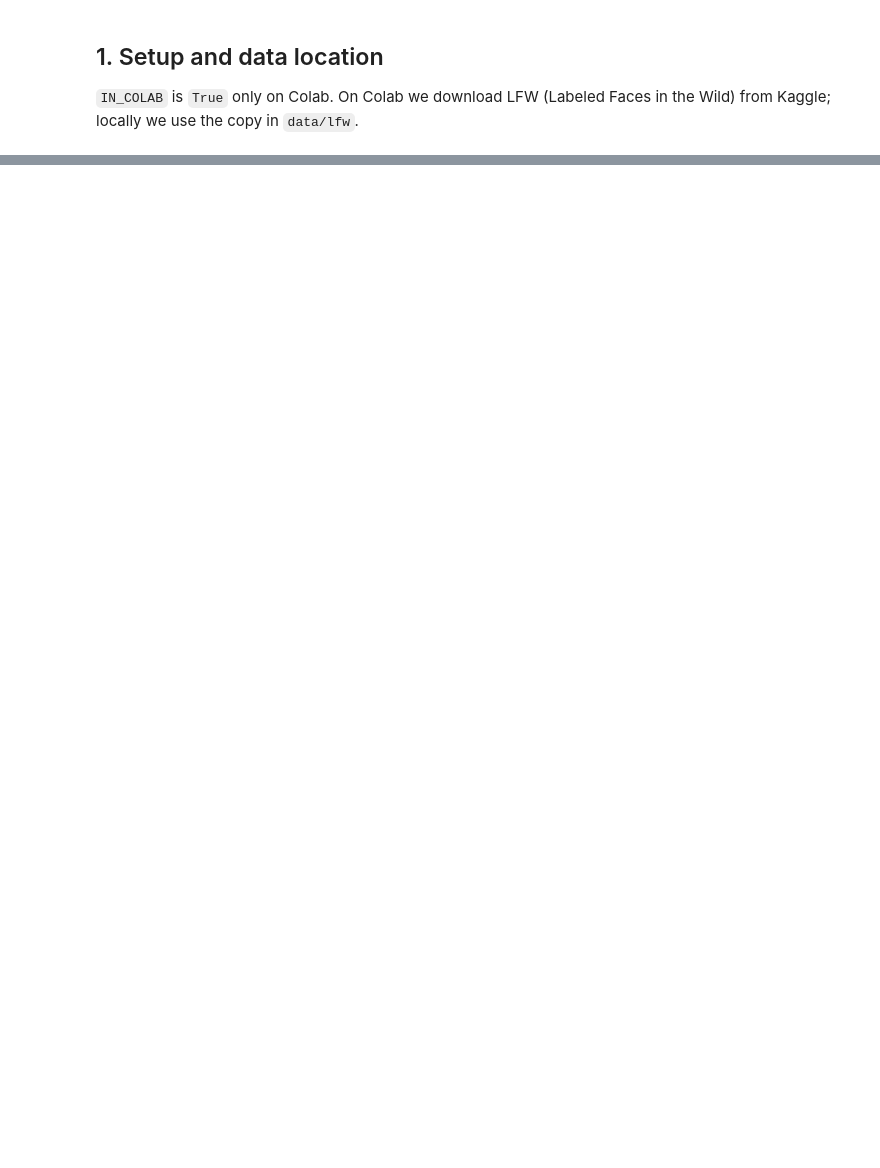
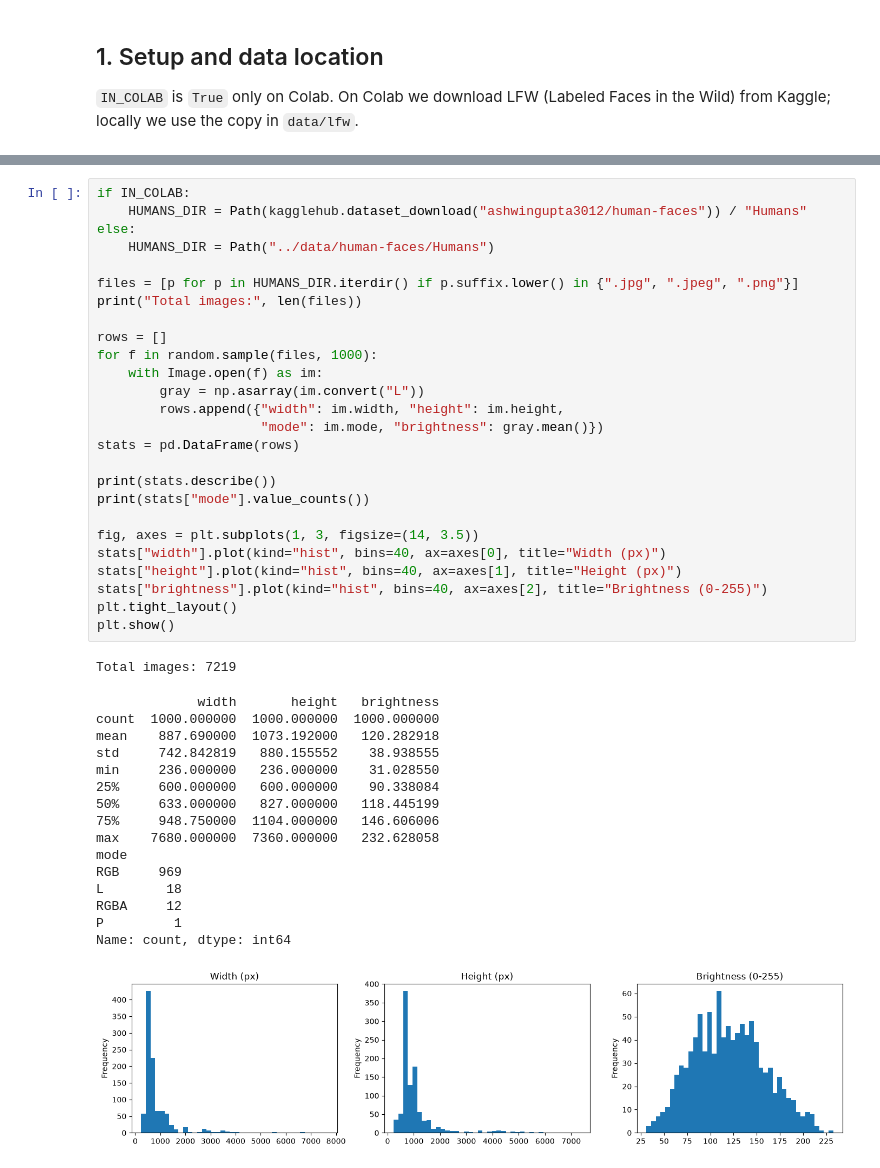
Before and after one commit to hycienti/ml-pipeline-faceunlock, a Jupyter notebook: notebook/faceunlock.ipynb, the cells around one changed output, grey strips where cells are left out. Drawn from its saved outputs; the diff is of its cells as text; blank space fills up the shorter version.

```diff
--- a/notebook/faceunlock.ipynb
+++ b/notebook/faceunlock.ipynb
@@ -66,0 +101,44 @@ People with 2+ photos: 1680
+# %%
+if IN_COLAB:
+    HUMANS_DIR = Path(kagglehub.dataset_download("ashwingupta3012/human-faces")) / "Humans"
+else:
+    HUMANS_DIR = Path("../data/human-faces/Humans")
+
+files = [p for p in HUMANS_DIR.iterdir() if p.suffix.lower() in {".jpg", ".jpeg", ".png"}]
+print("Total images:", len(files))
+
+rows = []
+for f in random.sample(files, 1000):
+    with Image.open(f) as im:
+        gray = np.asarray(im.convert("L"))
+        rows.append({"width": im.width, "height": im.height,
+                     "mode": im.mode, "brightness": gray.mean()})
+stats = pd.DataFrame(rows)
+
+print(stats.describe())
+print(stats["mode"].value_counts())
+
+fig, axes = plt.subplots(1, 3, figsize=(14, 3.5))
+stats["width"].plot(kind="hist", bins=40, ax=axes[0], title="Width (px)")
+stats["height"].plot(kind="hist", bins=40, ax=axes[1], title="Height (px)")
+stats["brightness"].plot(kind="hist", bins=40, ax=axes[2], title="Brightness (0-255)")
+plt.tight_layout()
+plt.show()
+# %% [output]
+Total images: 7219
+             width       height   brightness
+count  1000.000000  1000.000000  1000.000000
+mean    887.690000  1073.192000   120.282918
+std     742.842819   880.155552    38.938555
+min     236.000000   236.000000    31.028550
+25%     600.000000   600.000000    90.338084
+50%     633.000000   827.000000   118.445199
+75%     948.750000  1104.000000   146.606006
+max    7680.000000  7360.000000   232.628058
+mode
+RGB     969
+L        18
+RGBA     12
+P         1
+Name: count, dtype: int64
+[figure, added]
```
Also changed, not shown: parts of 8 cells of this notebook.
